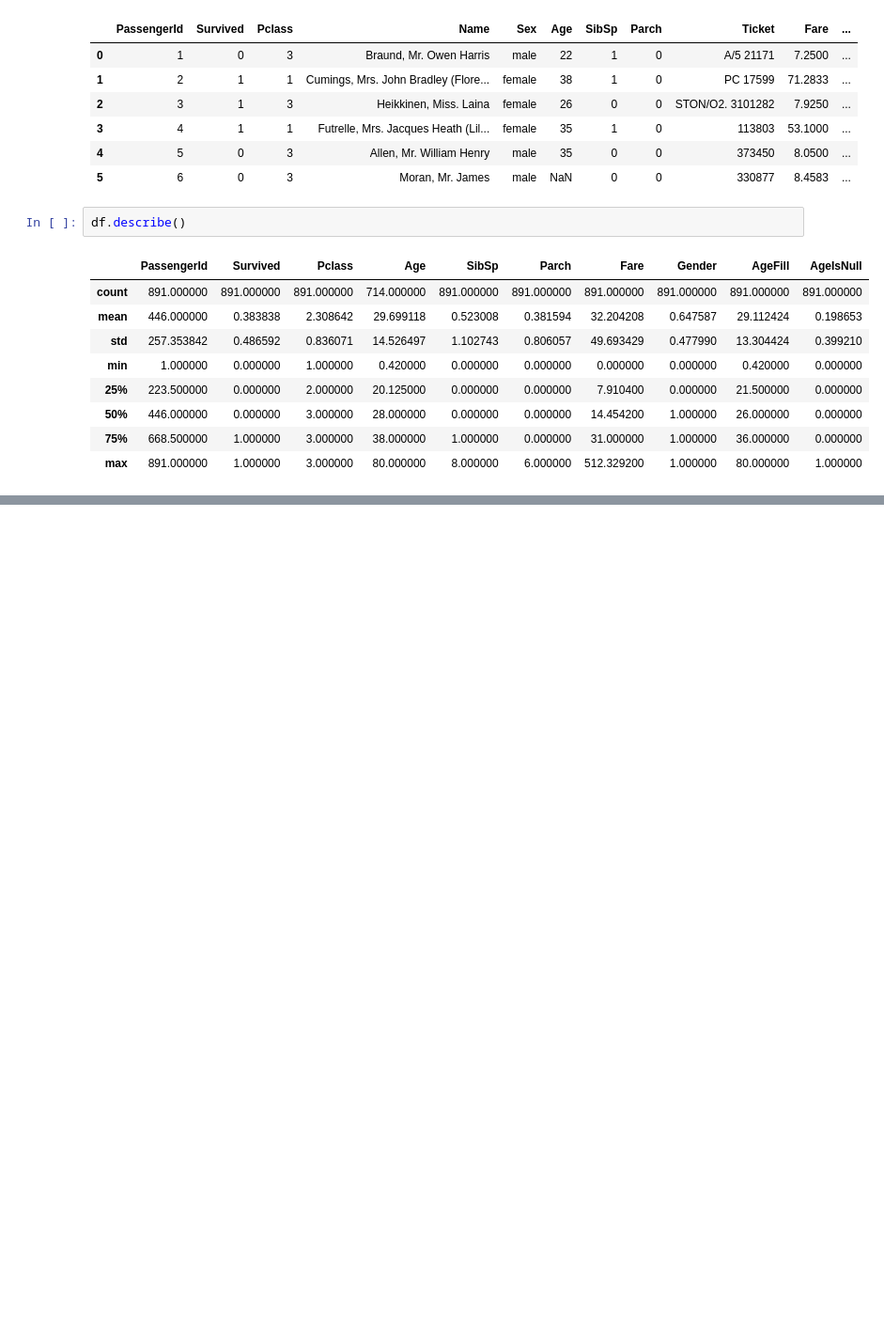
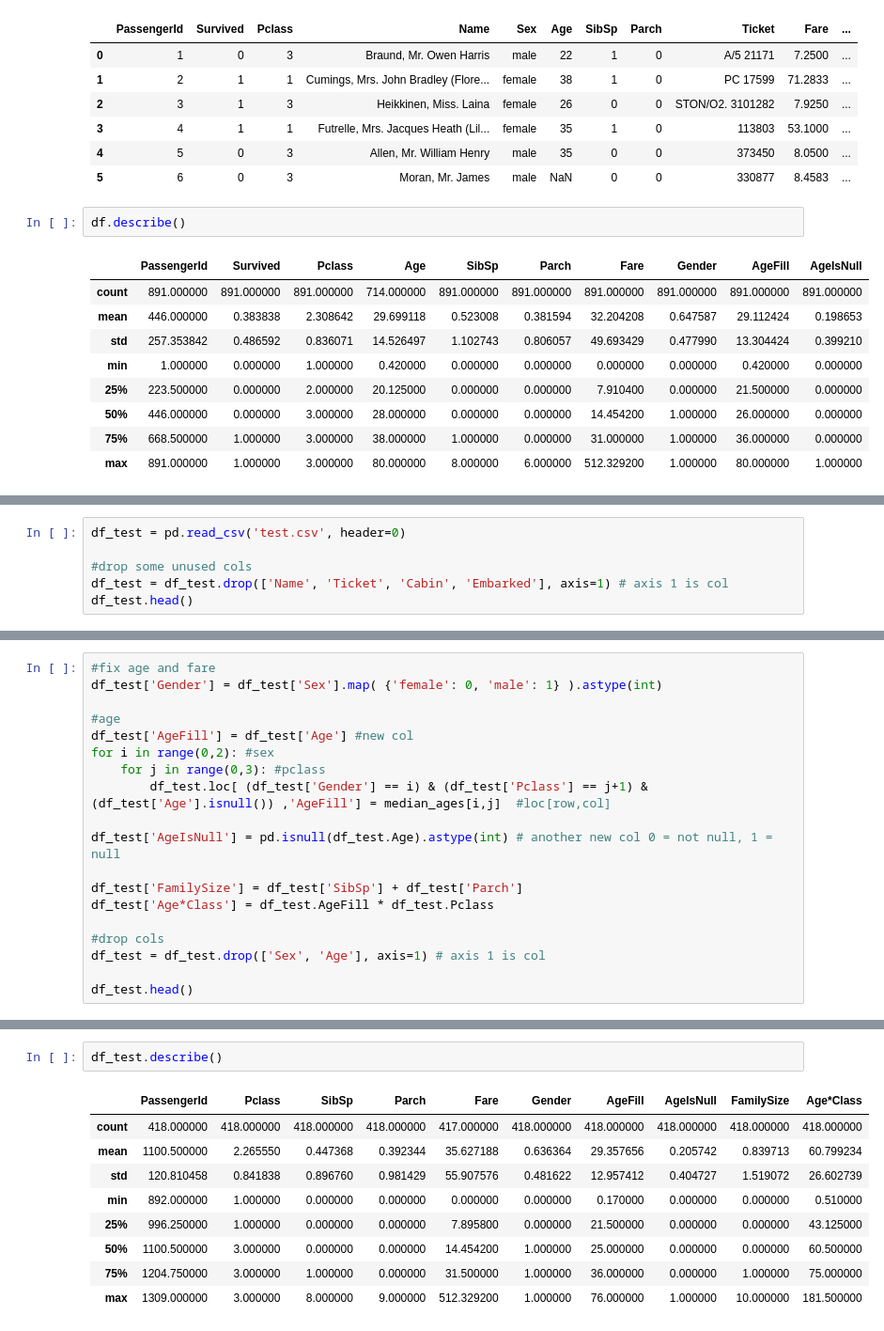
Before and after one commit to nvejkan/kaggle_titanic_random_forest, a Jupyter notebook: titanic random forest.ipynb, the cells around one changed output, grey strips where cells are left out. Shown at 94% size. Saved outputs shown, nothing was run; the diff lists cells and outputs as text; blank space fills up the shorter version.

```diff
--- a/titanic random forest.ipynb
+++ b/titanic random forest.ipynb
@@ -291,0 +292,6 @@ array([[   1. ,    0. ,    3. , ...,    0. ,    1. ,   66. ],
+# %%
+df_test = pd.read_csv('test.csv', header=0)
+
+#drop some unused cols
+df_test = df_test.drop(['Name', 'Ticket', 'Cabin', 'Embarked'], axis=1) # axis 1 is col
+df_test.head()
@@ -291,0 +317,19 @@ array([[   1. ,    0. ,    3. , ...,    0. ,    1. ,   66. ],
+# %%
+#fix age and fare
+df_test['Gender'] = df_test['Sex'].map( {'female': 0, 'male': 1} ).astype(int)
+
+#age
+df_test['AgeFill'] = df_test['Age'] #new col
+for i in range(0,2): #sex
+    for j in range(0,3): #pclass
+        df_test.loc[ (df_test['Gender'] == i) & (df_test['Pclass'] == j+1) & (df_test['Age'].isnull()) ,'AgeFill'] = median_ages[i,j]  #loc[row,col]
+
+df_test['AgeIsNull'] = pd.isnull(df_test.Age).astype(int) # another new col 0 = not null, 1 = null
+
+df_test['FamilySize'] = df_test['SibSp'] + df_test['Parch']
+df_test['Age*Class'] = df_test.AgeFill * df_test.Pclass
+
+#drop cols
+df_test = df_test.drop(['Sex', 'Age'], axis=1) # axis 1 is col
+
+df_test.head()
@@ -291,0 +343,12 @@ array([[   1. ,    0. ,    3. , ...,    0. ,    1. ,   66. ],
+# %%
+df_test.describe()
+# %% [output]
+|  | PassengerId | Pclass | SibSp | Parch | Fare | Gender | AgeFill | AgeIsNull | FamilySize | Age*Class |
+| count | 418.000000 | 418.000000 | 418.000000 | 418.000000 | 417.000000 | 418.000000 | 418.000000 | 418.000000 | 418.000000 | 418.000000 |
+| mean | 1100.500000 | 2.265550 | 0.447368 | 0.392344 | 35.627188 | 0.636364 | 29.357656 | 0.205742 | 0.839713 | 60.799234 |
+| std | 120.810458 | 0.841838 | 0.896760 | 0.981429 | 55.907576 | 0.481622 | 12.957412 | 0.404727 | 1.519072 | 26.602739 |
+| min | 892.000000 | 1.000000 | 0.000000 | 0.000000 | 0.000000 | 0.000000 | 0.170000 | 0.000000 | 0.000000 | 0.510000 |
+| 25% | 996.250000 | 1.000000 | 0.000000 | 0.000000 | 7.895800 | 0.000000 | 21.500000 | 0.000000 | 0.000000 | 43.125000 |
+| 50% | 1100.500000 | 3.000000 | 0.000000 | 0.000000 | 14.454200 | 1.000000 | 25.000000 | 0.000000 | 0.000000 | 60.500000 |
+| 75% | 1204.750000 | 3.000000 | 1.000000 | 0.000000 | 31.500000 | 1.000000 | 36.000000 | 0.000000 | 1.000000 | 75.000000 |
+| max | 1309.000000 | 3.000000 | 8.000000 | 9.000000 | 512.329200 | 1.000000 | 76.000000 | 1.000000 | 10.000000 | 181.500000 |
```
Also changed, not shown: parts of 14 cells of this notebook.
